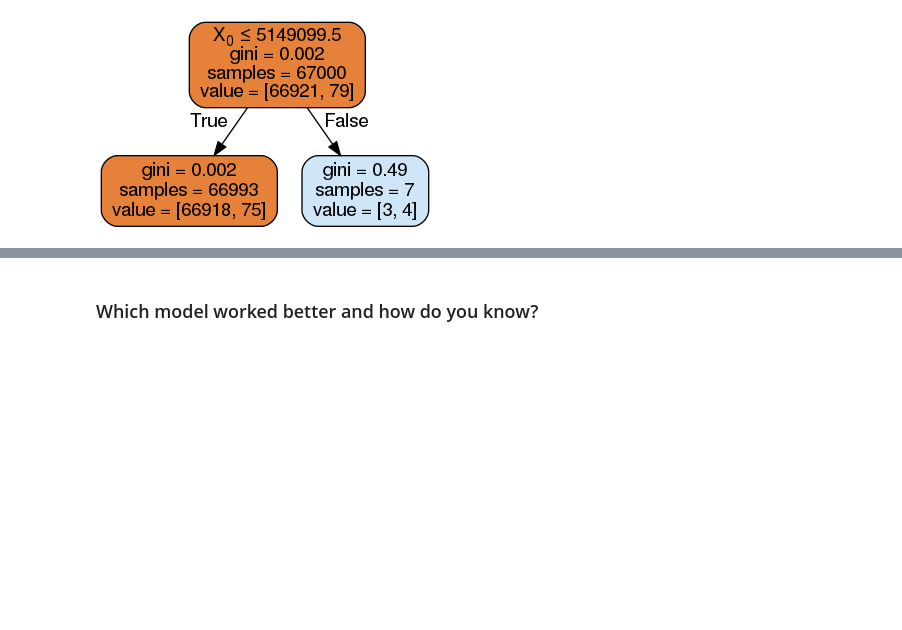
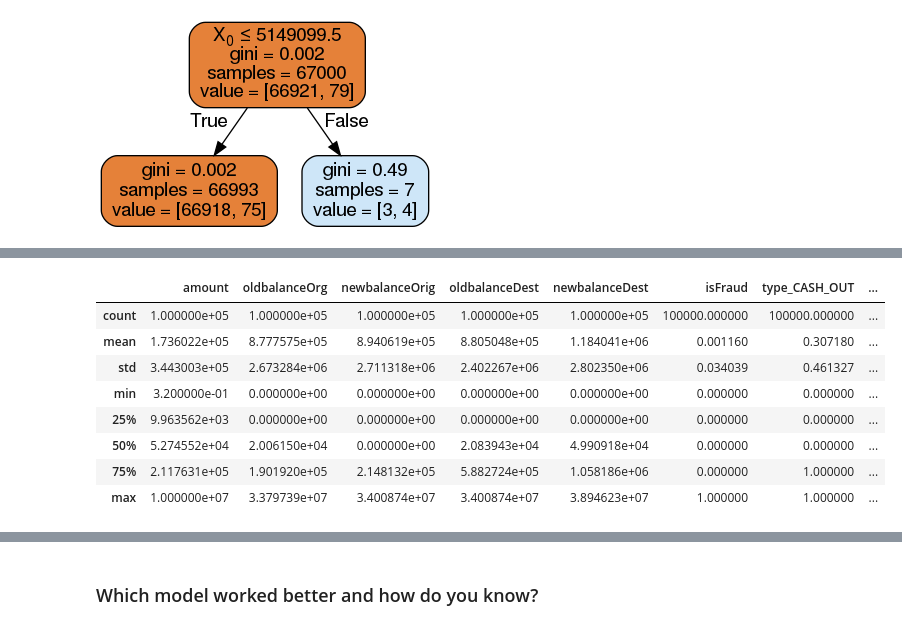
Before and after one commit to ta-data-bcn/lab-imbalance, a Jupyter notebook: your-code/lab_inbalance.ipynb, the cells around one changed output, grey strips where cells are left out. Saved outputs shown, nothing was run; the diff lists cells and outputs as text; code cells hidden in the pictures; blank space fills up the shorter version.

```diff
--- a/your-code/lab_inbalance.ipynb
+++ b/your-code/lab_inbalance.ipynb
@@ -325,0 +342,13 @@ Image(graph.create_png())
+# %%
+# Taking a look at some statistics to see if we need normalization
+transactions_dummies.describe()
+# %% [output]
+|  | amount | oldbalanceOrg | newbalanceOrig | oldbalanceDest | newbalanceDest | isFraud | type_CASH_OUT | ... |
+| count | 1.000000e+05 | 1.000000e+05 | 1.000000e+05 | 1.000000e+05 | 1.000000e+05 | 100000.000000 | 100000.000000 | ... |
+| mean | 1.736022e+05 | 8.777575e+05 | 8.940619e+05 | 8.805048e+05 | 1.184041e+06 | 0.001160 | 0.307180 | ... |
+| std | 3.443003e+05 | 2.673284e+06 | 2.711318e+06 | 2.402267e+06 | 2.802350e+06 | 0.034039 | 0.461327 | ... |
+| min | 3.200000e-01 | 0.000000e+00 | 0.000000e+00 | 0.000000e+00 | 0.000000e+00 | 0.000000 | 0.000000 | ... |
+| 25% | 9.963562e+03 | 0.000000e+00 | 0.000000e+00 | 0.000000e+00 | 0.000000e+00 | 0.000000 | 0.000000 | ... |
+| 50% | 5.274552e+04 | 2.006150e+04 | 0.000000e+00 | 2.083943e+04 | 4.990918e+04 | 0.000000 | 0.000000 | ... |
+| 75% | 2.117631e+05 | 1.901920e+05 | 2.148132e+05 | 5.882724e+05 | 1.058186e+06 | 0.000000 | 1.000000 | ... |
+| max | 1.000000e+07 | 3.379739e+07 | 3.400874e+07 | 3.400874e+07 | 3.894623e+07 | 1.000000 | 1.000000 | ... |
```
Also changed, not shown: parts of 29 cells of this notebook.
